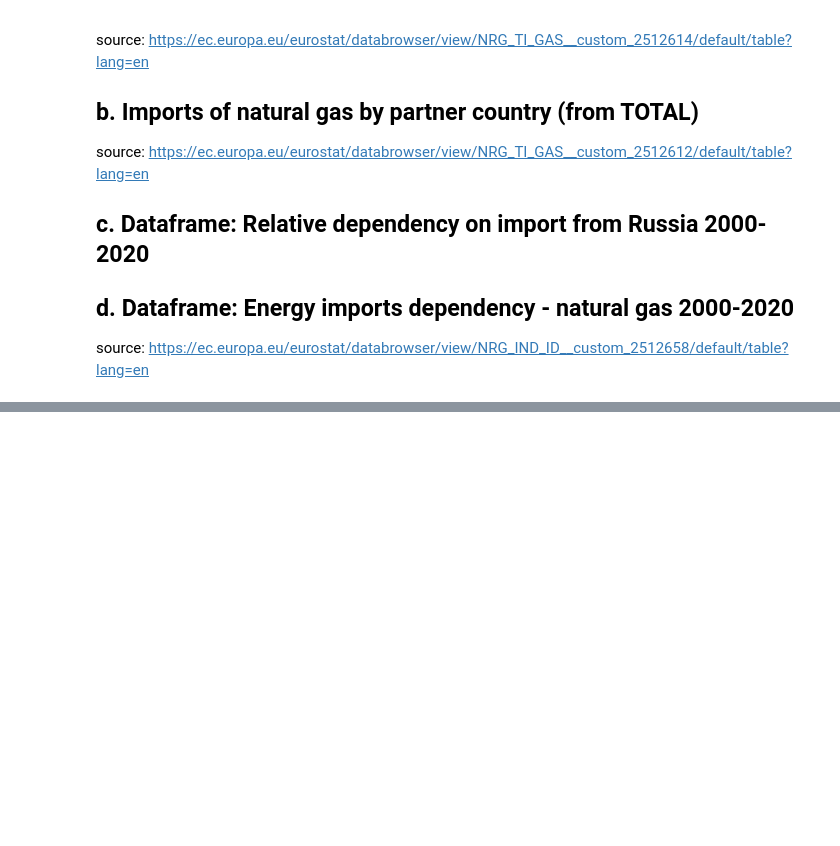
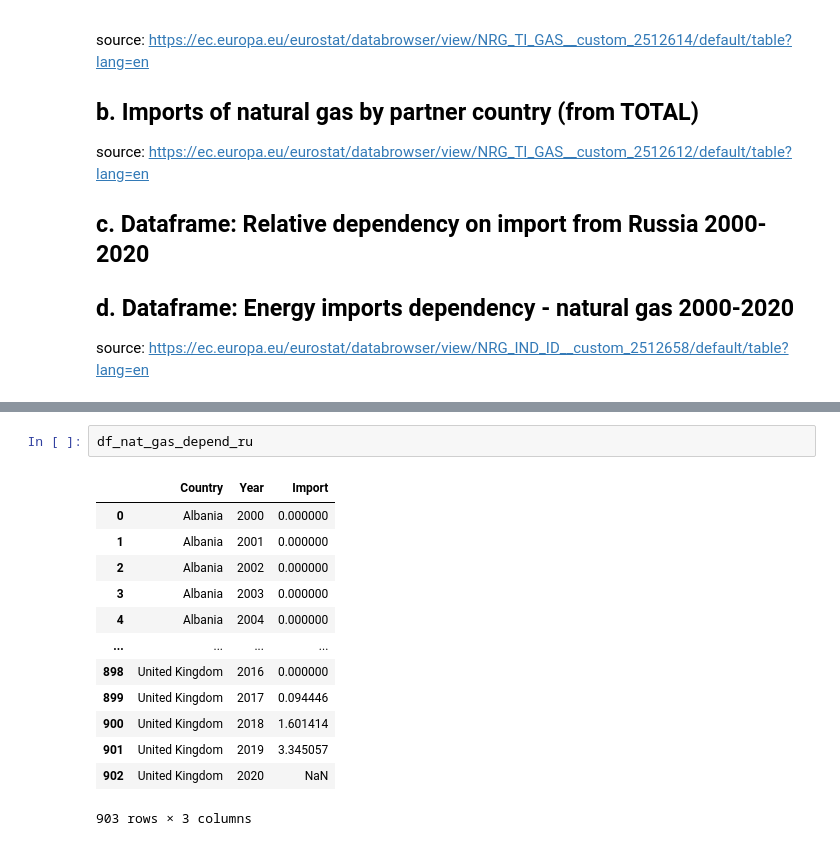
Before and after one commit to esvelaren/Information-Visualization-Project, a Jupyter notebook: dataframes.ipynb, the cells around one changed output, grey strips where cells are left out. Drawn from its saved outputs; the diff is of its cells as text; blank space fills up the shorter version.

```diff
--- a/dataframes.ipynb
+++ b/dataframes.ipynb
@@ -208,0 +259,16 @@ XK            0.000     0.000
+# %%
+df_nat_gas_depend_ru
+# %% [output]
+|  | Country | Year | Import |
+| 0 | Albania | 2000 | 0.000000 |
+| 1 | Albania | 2001 | 0.000000 |
+| 2 | Albania | 2002 | 0.000000 |
+| 3 | Albania | 2003 | 0.000000 |
+| 4 | Albania | 2004 | 0.000000 |
+| ... | ... | ... | ... |
+| 898 | United Kingdom | 2016 | 0.000000 |
+| 899 | United Kingdom | 2017 | 0.094446 |
+| 900 | United Kingdom | 2018 | 1.601414 |
+| 901 | United Kingdom | 2019 | 3.345057 |
+| 902 | United Kingdom | 2020 | NaN |
+903 rows × 3 columns
```
Also changed, not shown: parts of 9 cells of this notebook, 15 other files.
